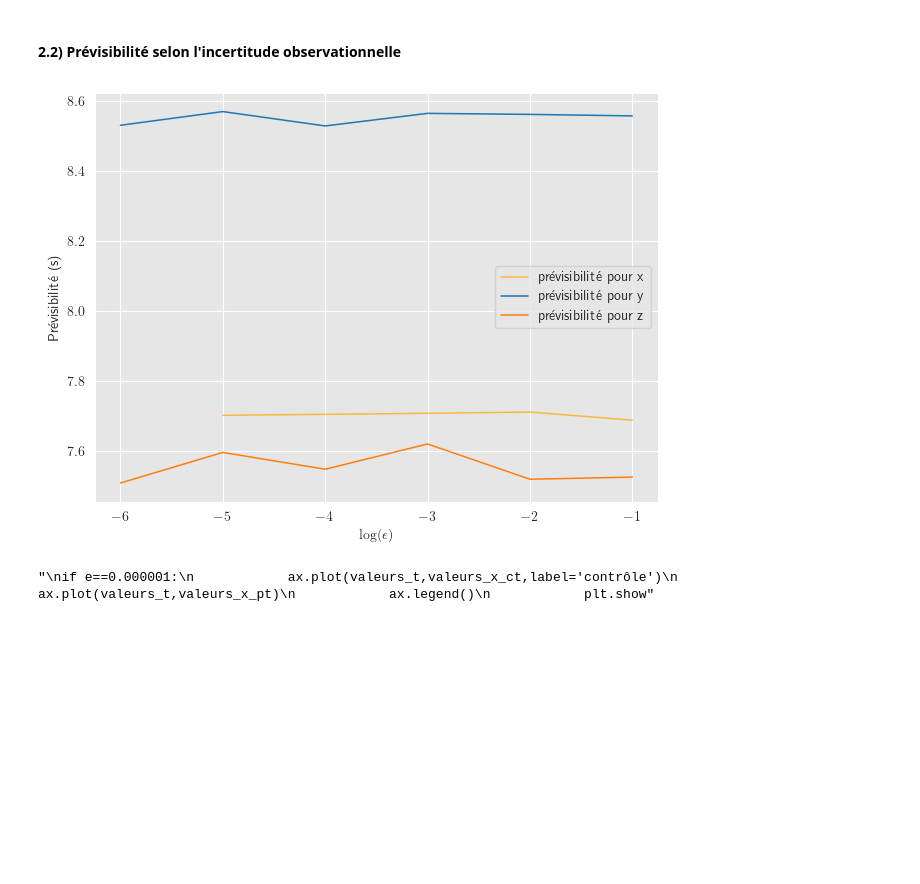
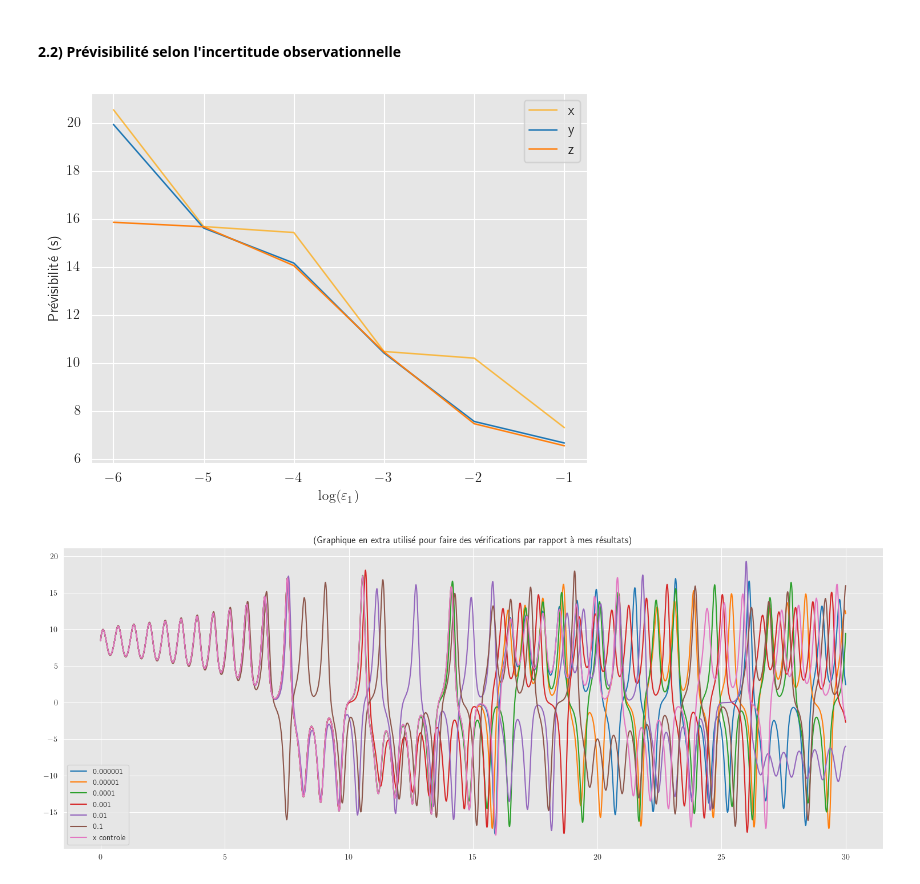
Before and after one commit to evecastonguay/laboratoire3, a Jupyter notebook: E_02/prévisibilité_système_chaotique.ipynb, the cells around one changed output. Cells and saved outputs as stored; diff of their text form; code cells hidden in the pictures; blank space fills up the shorter version.

```diff
--- a/E_02/prévisibilité_système_chaotique.ipynb
+++ b/E_02/prévisibilité_système_chaotique.ipynb
@@ -85,7 +85,7 @@ for i in range(len(valeurs_t)-1):
     valeurs_z_pt = np.append(valeurs_z_pt,z_p_1)
 
 # premier pas de temps pour lequel la valeur de x perturbé est plus grande que l'écart type de contrôle
-arrs = [valeurs_x_ct, valeurs_y_ct, valeurs_z_ct, valeurs_x_pt, valeurs_y_pt, valeurs_z_pt]
+arrs = [valeurs_x_ct, valeurs_y_ct, valeurs_z_ct, valeurs_x_pt, valeurs_y_pt, valeurs_z_pt, valeurs_t]
 shapes = [a.shape for a in arrs]
 if not all(s == (20000,) for s in shapes): raise ValueError(f"Une ou plusieurs tailles ne correspondent pas à la valeur attendue (20000,): {shapes}")
 for i in range(len(valeurs_x_ct)):
@@ -138,11 +138,12 @@ rho = 28
 beta = 2.667
 epsilon = [0.000001,0.00001,0.0001,0.001,0.01,0.1]
 pas_de_temps = 0.001
-n_pas_de_temps = 2e4
+n_pas_de_temps = 3e4 # note: le nombre de pas de temps a été augmenté afin de calculer la prévisibilité de x, qui est supérieure à 20 secondes (0.001*2e4=20s)
 
 ## 2) préparation de la planche
 sns.set_style("darkgrid", {"axes.facecolor": "0.9"})
 fig, ax = plt.subplots() # figsize=(9, 8), sharex = True
+fig2, ax2 = plt.subplots(figsize=(15, 6))
 
 # tableaux vides des valeurs de prévisibilité
 temps_prev_x = np.array([])
@@ -193,49 +194,59 @@ for e in epsilon:
         z_p_1 = (valeurs_y_pt[i]*valeurs_x_pt[i]-beta*valeurs_z_pt[i])*pas_de_temps+valeurs_z_pt[i]
 
         valeurs_x_pt = np.append(valeurs_x_pt,x_p_1)
         valeurs_y_pt = np.append(valeurs_y_pt,y_p_1)
         valeurs_z_pt = np.append(valeurs_z_pt,z_p_1)
 
     # premier pas de temps pour lequel la valeur de x perturbé est plus grande que l'écart type de contrôle
-    arrs = [valeurs_x_ct, valeurs_y_ct, valeurs_z_ct, valeurs_x_pt, valeurs_y_pt, valeurs_z_pt]
+    arrs = [valeurs_x_ct, valeurs_y_ct, valeurs_z_ct, valeurs_x_pt, valeurs_y_pt, valeurs_z_pt, valeurs_t]
     shapes = [a.shape for a in arrs]
-    if not all(s == (20000,) for s in shapes): raise ValueError(f"Une ou plusieurs tailles ne correspondent pas à la valeur attendue (20000,): {shapes}")
+    #if not all(s == (20000,) for s in shapes): raise ValueError(f"Une ou plusieurs tailles ne correspondent pas à la valeur attendue (20000,): {shapes}")
 
     for i in range(len(valeurs_x_ct)):
         valeur_absolue = abs(valeurs_x_pt[i]-valeurs_x_ct[i])
         if valeur_absolue > et_x:
-            temps_prev_x = np.append(temps_prev_x,valeur_absolue) # ajouter les temps de prévisibilité calculés
+            temps_prev_x = np.append(temps_prev_x,valeurs_t[i]) # ajouter les temps de prévisibilité calculés
             break
 
     for i in range(len(valeurs_y_ct)):
         valeur_absolue = abs(valeurs_y_pt[i]-valeurs_y_ct[i])
         if valeur_absolue > et_y:
-            temps_prev_y = np.append(temps_prev_y,valeur_absolue)
+            temps_prev_y = np.append(temps_prev_y,valeurs_t[i])
             break
 
     for i in range(len(valeurs_z_ct)):
         valeur_absolue = abs(valeurs_z_pt[i]-valeurs_z_ct[i])
         if valeur_absolue > et_z:
-            temps_prev_z = np.append(temps_prev_z,valeur_absolue)
+            temps_prev_z = np.append(temps_prev_z,valeurs_t[i])
             break
 
-## 5) graphique
-ax.plot(np.log10(epsilon[1:]),temps_prev_x, label='prévisibilité pour x', color='orange', alpha=0.7, linewidth=1.1)
-ax.plot(np.log10(epsilon),temps_prev_y, label='prévisibilité pour y', linewidth=1.1)
-ax.plot(np.log10(epsilon),temps_prev_z, label='prévisibilité pour z', linewidth=1.1)
-ax.set(xlabel=r"$\log (\epsilon)$", ylabel='Prévisibilité (s)')
+    # graphique extra
+    if e== 0.000001:
+        ax2.plot(valeurs_t, valeurs_x_pt,label='0.000001')
+    elif e==0.00001:
+        ax2.plot(valeurs_t, valeurs_x_pt,label='0.00001')
+    elif e==0.0001:
+        ax2.plot(valeurs_t, valeurs_x_pt,label='0.0001')
+    elif e==0.001:
+        ax2.plot(valeurs_t, valeurs_x_pt,label='0.001')
+    elif e==0.01:
+        ax2.plot(valeurs_t, valeurs_x_pt,label='0.01')
+    elif e==0.1:
+        ax2.plot(valeurs_t, valeurs_x_pt,label='0.1')
+ax2.plot(valeurs_t,valeurs_x_ct,label='x controle')
+ax2.set(title='(Graphique en extra utilisé pour faire des vérifications par rapport à mes résultats)')
+ax2.legend()
+
+## 5) graphique de prévisibilité
+ax.plot(np.log10(epsilon),temps_prev_x, label='x', color='orange', alpha=0.7, linewidth=1.1) # [1:]
+ax.plot(np.log10(epsilon),temps_prev_y, label='y', linewidth=1.1)
+ax.plot(np.log10(epsilon),temps_prev_z, label='z', linewidth=1.1)
+ax.set(xlabel=r"$\log (\varepsilon_1)$", ylabel='Prévisibilité (s)')
 ax.legend()
 
 plt.tight_layout() # rect=[0.02, 0.02, 1, 1]
 plt.savefig('/Users/evecastonguay/Desktop/Labo/E_02/Figures/temps_prev_multiples.png',dpi=500)
 plt.show()
-
-'''
-if e==0.000001:
-            ax.plot(valeurs_t,valeurs_x_ct,label='contrôle')
-            ax.plot(valeurs_t,valeurs_x_pt)
-            ax.legend()
-            plt.show'''
 # %% [output]
-[figure, old version]
+[figure, new version]
-"\nif e==0.000001:\n            ax.plot(valeurs_t,valeurs_x_ct,label='contrôle')\n            ax.plot(valeurs_t,valeurs_x_pt)\n            ax.legend()\n            plt.show"
+[figure, added]
```
Also changed, not shown: parts of 2 cells of this notebook.
